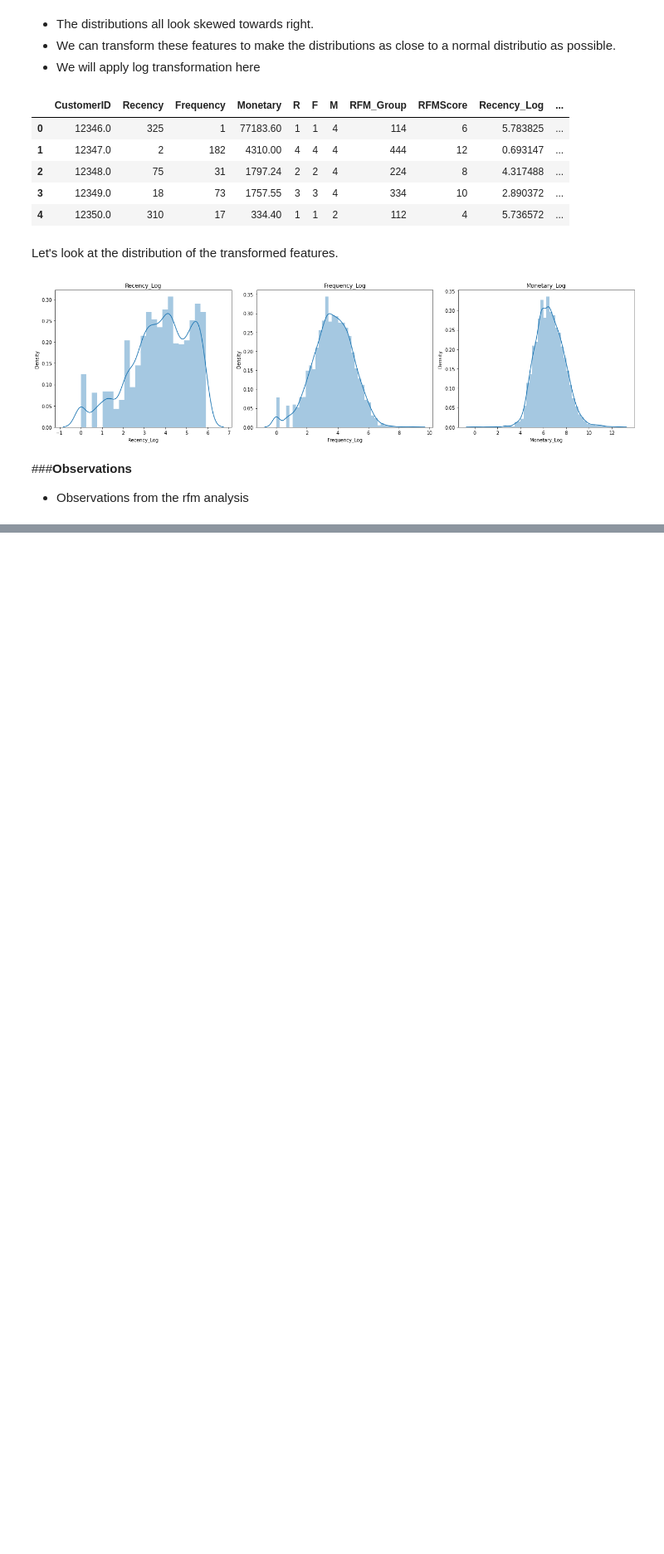
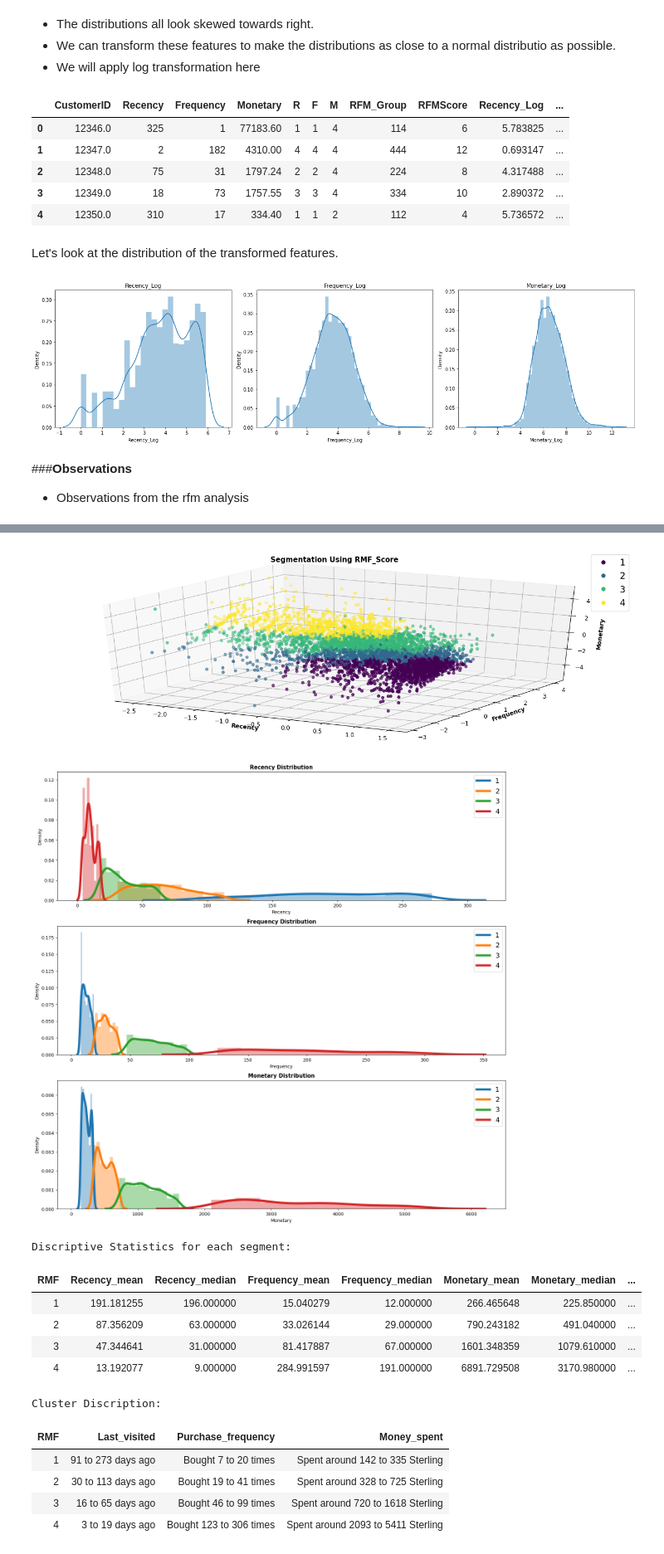
Before and after one commit to shadabsgit/ML-Clustering-Capstone-Project, a Jupyter notebook: Online_Retail_Customer_Segmentation_Capstone_Project.ipynb, the cells around one changed output, grey strips where cells are left out. Shown at 83% size. Cells and saved outputs as stored; diff of their text form; code cells hidden in the pictures; blank space fills up the shorter version.

Commit message:
K-Means

```diff
--- a/Online_Retail_Customer_Segmentation_Capstone_Project.ipynb
+++ b/Online_Retail_Customer_Segmentation_Capstone_Project.ipynb
@@ -574,7 +587,7 @@ rfm_df.reset_index().head()
 rfm_df['RFM_Group'] = rfm_df.R.map(str) + rfm_df.F.map(str) + rfm_df.M.map(str)
 
 #Getting RFM scores
-rfm_df['RFMScore'] = rfm_df[['R', 'F', 'M']].sum(axis = 1)
+rfm_df['RFM_Score'] = rfm_df[['R', 'F', 'M']].sum(axis = 1)
 
 #Viewing the RFM data
 rfm_df.reset_index().head()
@@ -643,0 +668,3 @@ for n,col in enumerate(cols):
+# %%
+#X is the dataframe we will build our model
+X = rfm_df[['Recency_Log','Frequency_Log','Monetary_Log']]
@@ -643,0 +674,3 @@ for n,col in enumerate(cols):
+# %%
+#Fitting StandardScalar on the feature matrix to standardise the data
+X = StandardScaler().fit_transform(X)
@@ -643,0 +775,25 @@ for n,col in enumerate(cols):
+# %%
+
+# Splitting RFM_Score in 4 bins based on quantiles
+y = pd.qcut(rfm_df['RFM_Score'], q=4, labels=[1,2,3,4]).astype(int)
+
+# Plotting Segments for Visualization
+title = 'Segmentation Using RMF_Score'
+segment_name = 'RMF'
+overlap_supress = 0.25
+conclusion[segment_name] = plots_stats_summary(y, segment_name, title, overlap_supress)
+# %% [output]
+[figure, added]
+[figure, added]
+Discriptive Statistics for each segment:
+| RMF | Recency_mean | Recency_median | Frequency_mean | Frequency_median | Monetary_mean | Monetary_median | ... |
+| 1 | 191.181255 | 196.000000 | 15.040279 | 12.000000 | 266.465648 | 225.850000 | ... |
+| 2 | 87.356209 | 63.000000 | 33.026144 | 29.000000 | 790.243182 | 491.040000 | ... |
+| 3 | 47.344641 | 31.000000 | 81.417887 | 67.000000 | 1601.348359 | 1079.610000 | ... |
+| 4 | 13.192077 | 9.000000 | 284.991597 | 191.000000 | 6891.729508 | 3170.980000 | ... |
+Cluster Discription:
+| RMF | Last_visited | Purchase_frequency | Money_spent |
+| 1 | 91 to 273 days ago | Bought 7 to 20 times | Spent around 142 to 335 Sterling |
+| 2 | 30 to 113 days ago | Bought 19 to 41 times | Spent around 328 to 725 Sterling |
+| 3 | 16 to 65 days ago | Bought 46 to 99 times | Spent around 720 to 1618 Sterling |
+| 4 | 3 to 19 days ago | Bought 123 to 306 times | Spent around 2093 to 5411 Sterling |
```
Also changed, not shown: parts of 14 cells of this notebook.
